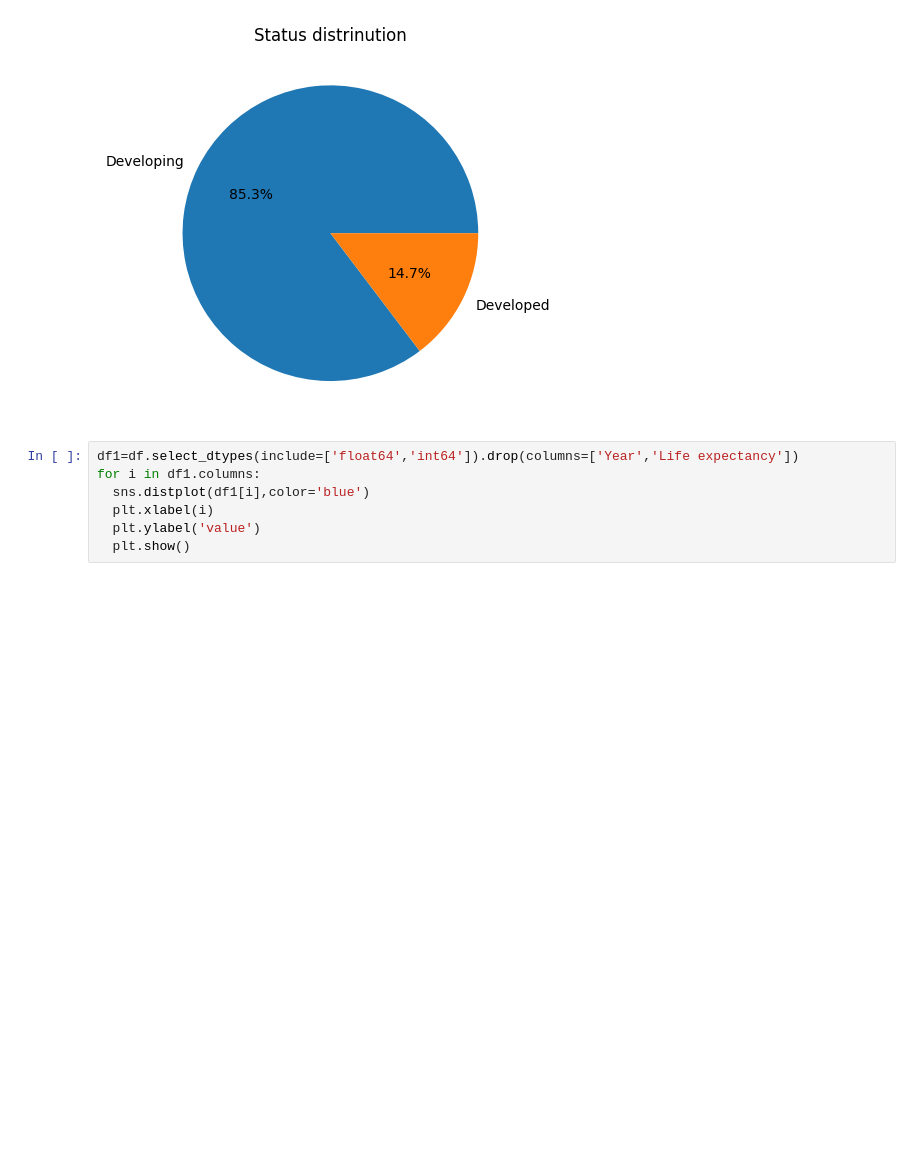
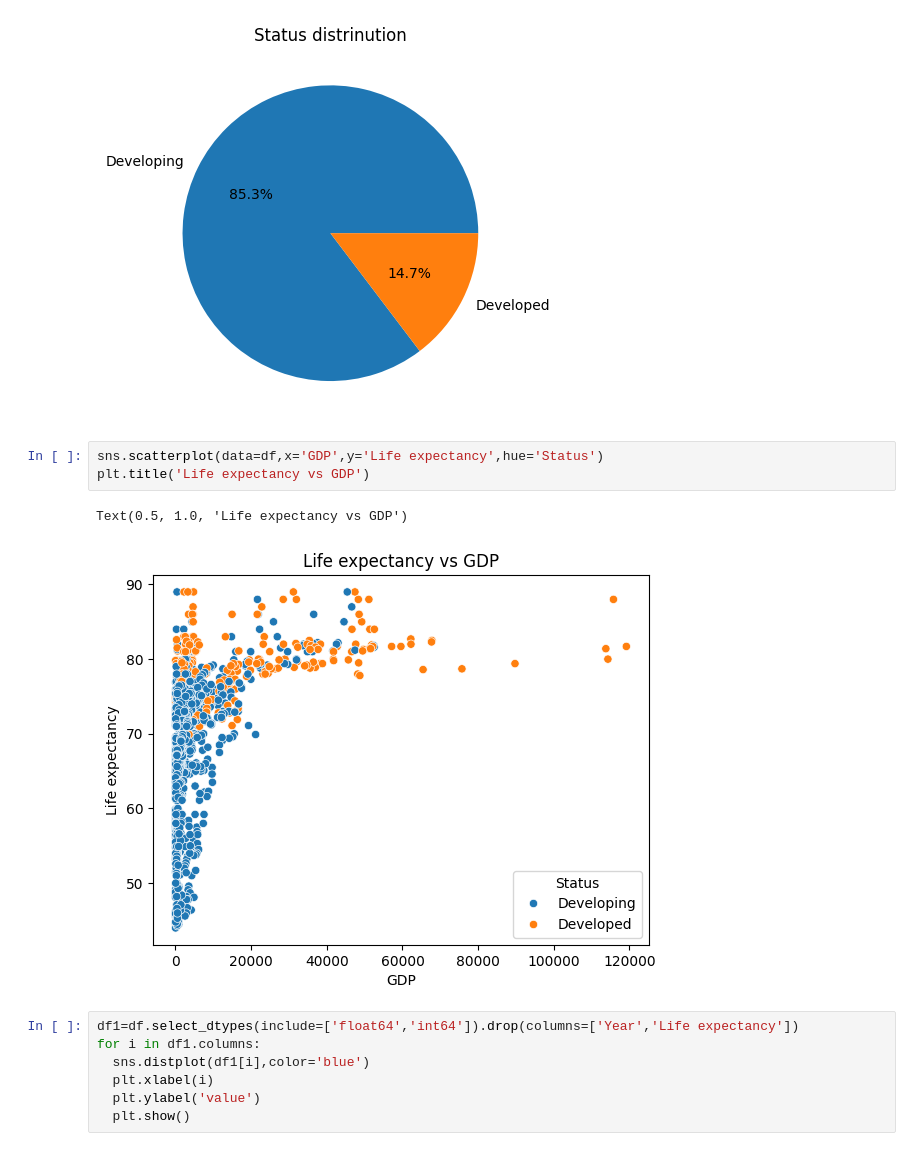
Before and after one commit to DataDrivenAkanksha/Life-expectancy-deep-learning, a Jupyter notebook: life_expactancy_deep_learning.ipynb, the cells around one changed output. Saved outputs shown, nothing was run; the diff lists cells and outputs as text; blank space fills up the shorter version.

```diff
--- a/life_expactancy_deep_learning.ipynb
+++ b/life_expactancy_deep_learning.ipynb
@@ -274,6 +274,12 @@ plt.title('Status distrinution')
 plt.show()
 # %% [output]
 [figure]
+# %%
+sns.scatterplot(data=df,x='GDP',y='Life expectancy',hue='Status')
+plt.title('Life expectancy vs GDP')
+# %% [output]
+Text(0.5, 1.0, 'Life expectancy vs GDP')
+[figure, added]
 # %%
 df1=df.select_dtypes(include=['float64','int64']).drop(columns=['Year','Life expectancy'])
 for i in df1.columns:
```
Also changed, not shown: parts of 18 cells of this notebook.
